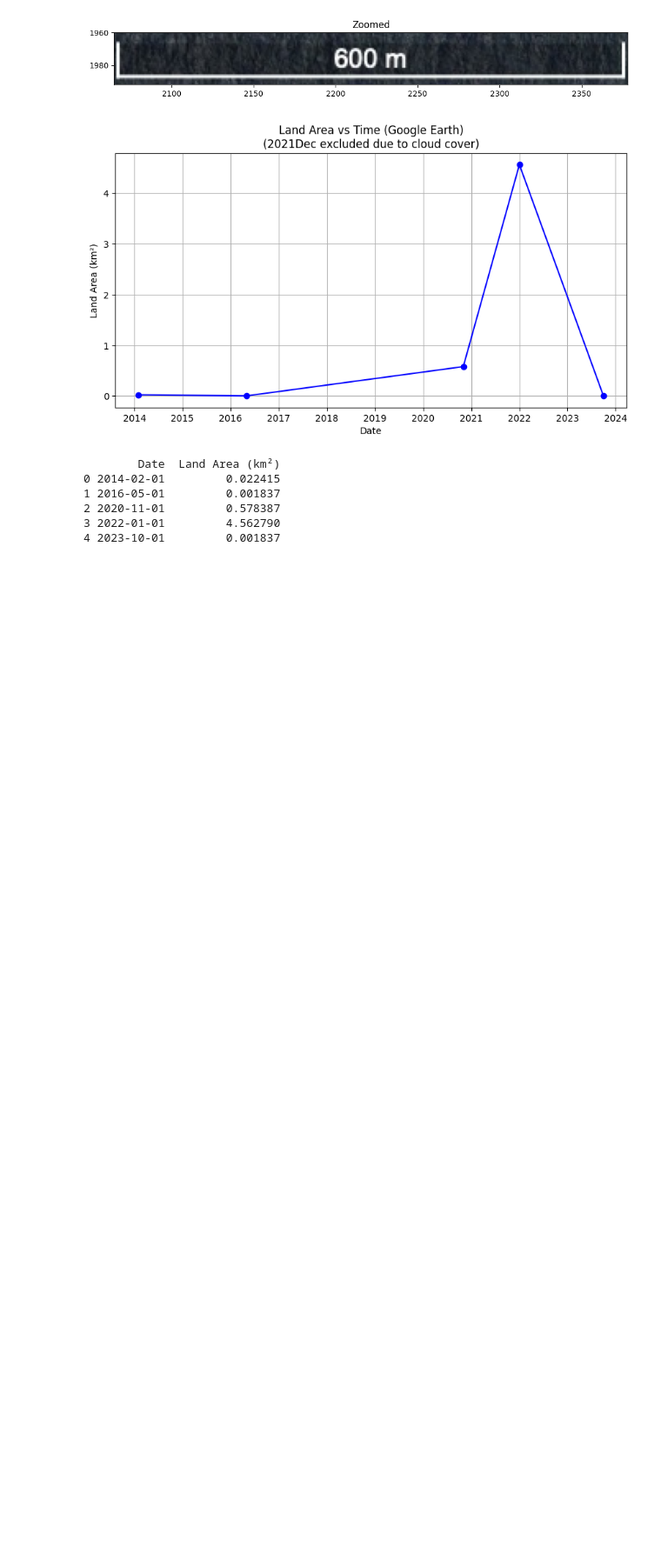
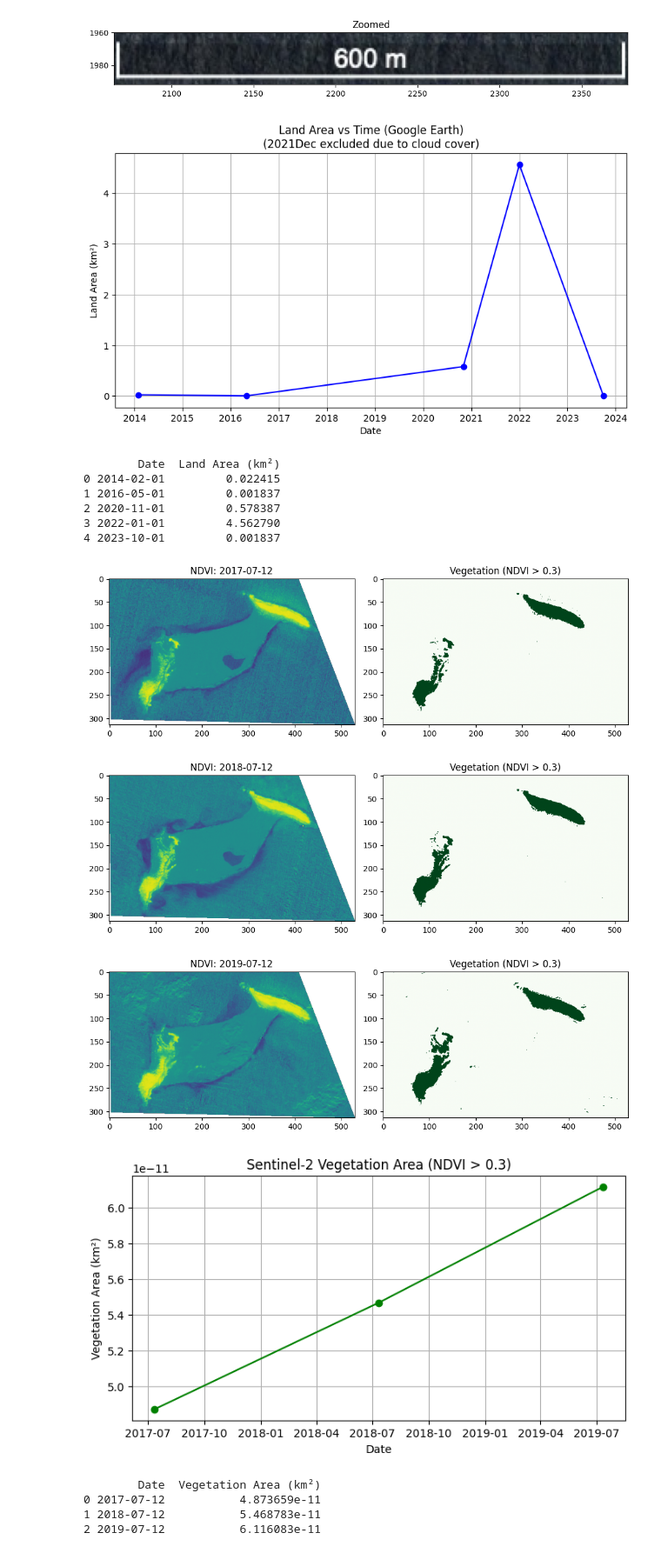
Before and after one commit to RachelOdunuga/optical-detectors-hst-sentinel, a Jupyter notebook: sentinel-assignment.ipynb, the cells around one changed output. Shown at 87% size. Saved outputs shown, nothing was run; the diff lists cells and outputs as text; code cells hidden in the pictures; blank space fills up the shorter version.

Commit message:
Vegetation Plot

```diff
--- a/sentinel-assignment.ipynb
+++ b/sentinel-assignment.ipynb
@@ -75,3 +75,69 @@ print(df)
 2 2020-11-01         0.578387
 3 2022-01-01         4.562790
 4 2023-10-01         0.001837
+# %%
+data_dir = Path("sentinel-data")
+threshold = 0.3
+
+dates = []
+areas_km2 = []
+
+for folder in sorted(data_dir.glob("S2_*")):
+    red_file = folder / "Sentinel-2_L2A_B04_Raw.tiff"
+    nir_file = folder / "Sentinel-2_L2A_B08_Raw.tiff"
+
+    # loading red (B4) and near infrared (B8) files needed for ndvi
+    with rasterio.open(red_file) as red_src:
+        red = red_src.read(1).astype(float)
+        transform = red_src.transform
+
+    with rasterio.open(nir_file) as nir_src:
+        nir = nir_src.read(1).astype(float)
+
+    # Normalised Difference Vegetation Index (NDVI)
+    ndvi = (nir - red)/(nir + red)
+
+    # masking vegetation
+    veg_mask = ndvi > threshold
+    veg_pixels = np.sum(veg_mask)
+
+    # estimating pixel area from transform
+    pixel_width = transform[0]
+    pixel_height = -transform[4]
+    pixel_area_m2 = pixel_width * pixel_height
+
+    area_km2 = veg_pixels * pixel_area_m2 / 1e6
+
+    # formatting date for analysis
+    date = pd.to_datetime(folder.name.replace("S2_", ""))
+    dates.append(date)
+    areas_km2.append(area_km2)
+
+    # visualisng vegetation
+    fig, axes = plt.subplots(1, 2, figsize=(10, 4))
+    axes[0].imshow(ndvi, cmap="viridis", vmin=-1, vmax=1)
+    axes[0].set_title(f"NDVI: {date:%Y-%m-%d}")
+    axes[1].imshow(veg_mask, cmap="Greens")
+    axes[1].set_title(f"Vegetation (NDVI > {threshold})")
+    plt.tight_layout()
+    plt.show()
+
+plt.figure(figsize=(8,4))
+plt.plot(dates, areas_km2, "o-", color="green")
+plt.title(f"Sentinel-2 Vegetation Area (NDVI > {threshold})")
+plt.xlabel("Date")
+plt.ylabel("Vegetation Area (km²)")
+plt.grid(True)
+plt.show()
+
+df = pd.DataFrame({"Date": dates, "Vegetation Area (km²)": areas_km2})
+print(df)
+# %% [output]
+[figure, added]
+[figure, added]
+[figure, added]
+[figure, added]
+        Date  Vegetation Area (km²)
+0 2017-07-12           4.873659e-11
+1 2018-07-12           5.468783e-11
+2 2019-07-12           6.116083e-11
```
